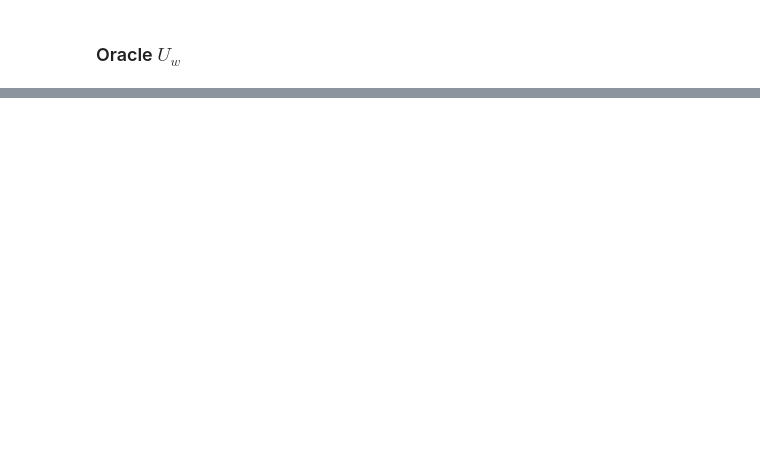
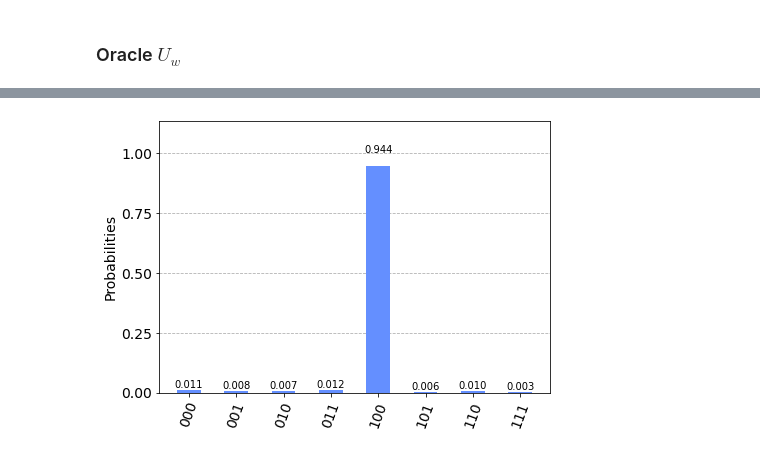
Before and after one commit to SiIky/ic-1920-tp, a Jupyter notebook: tp2/TP2.ipynb, the cells around one changed output, grey strips where cells are left out. Cells and saved outputs as stored; diff of their text form; code cells hidden in the pictures; blank space fills up the shorter version.

```diff
--- a/tp2/TP2.ipynb
+++ b/tp2/TP2.ipynb
@@ -121,0 +108,7 @@ qc_Grover.draw(output='mpl')
+# %%
+shots=1024
+result = execute(qc_Grover, backend, shots=shots).result()
+counts_sim = result.get_counts(qc_Grover)
+plot_histogram(counts_sim)
+# %% [output]
+[figure, added]
```
Also changed, not shown: parts of 9 cells of this notebook.
